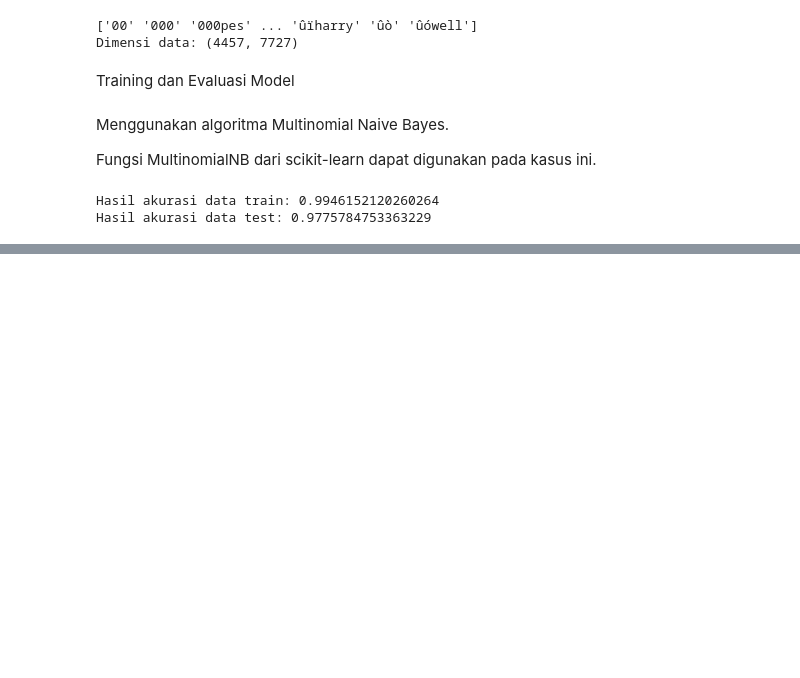
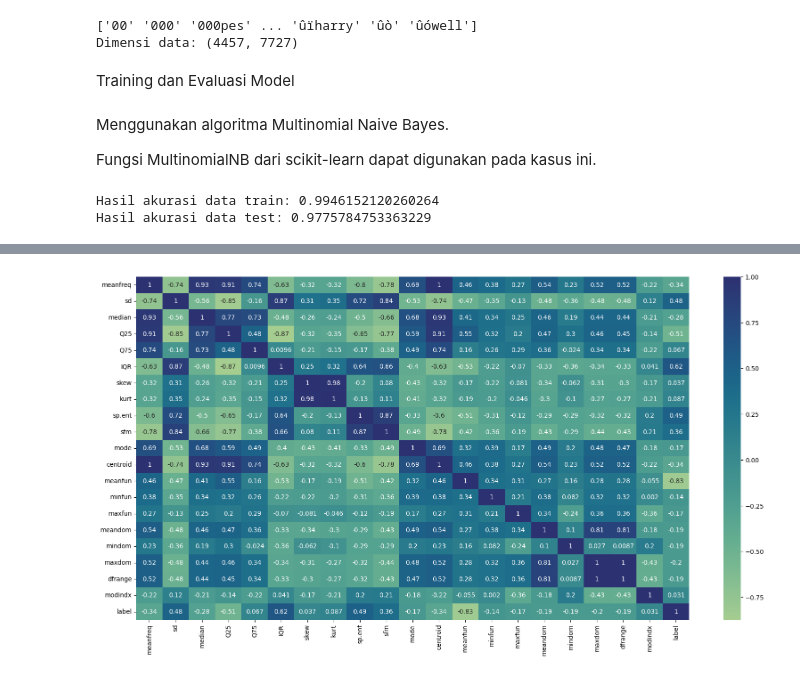
Before and after one commit to hunn99/ML_Ganjil_2024, a Jupyter notebook: JS4_Klasifikasi.ipynb, the cells around one changed output, grey strips where cells are left out. Drawn from its saved outputs; the diff is of its cells as text; code cells hidden in the pictures; blank space fills up the shorter version.

```diff
--- a/JS4_Klasifikasi.ipynb
+++ b/JS4_Klasifikasi.ipynb
@@ -813,0 +824,14 @@ Hasil akurasi data test: 0.9775784753363229
+# %%
+# SOAL 1
+
+import numpy as np
+import pandas as pd
+import matplotlib.pyplot as plt
+import seaborn as sns
+
+from sklearn.preprocessing import LabelEncoder, StandardScaler
+from sklearn.metrics import classification_report
+from sklearn.svm import SVC
+
+data = pd.read_csv('voice.csv')
+data.head()
@@ -813,0 +846,4 @@ Hasil akurasi data test: 0.9775784753363229
+# %%
+le = LabelEncoder()
+data['label'] = le.fit_transform(data['label'])
+data['label'].head()
@@ -813,0 +858,6 @@ Hasil akurasi data test: 0.9775784753363229
+# %%
+fig = plt.figure(figsize=(20,10))
+sns.heatmap(data.corr(), cmap="crest", annot=True)
+plt.show()
+# %% [output]
+[figure, added]
```
Also changed, not shown: parts of 17 cells of this notebook.
